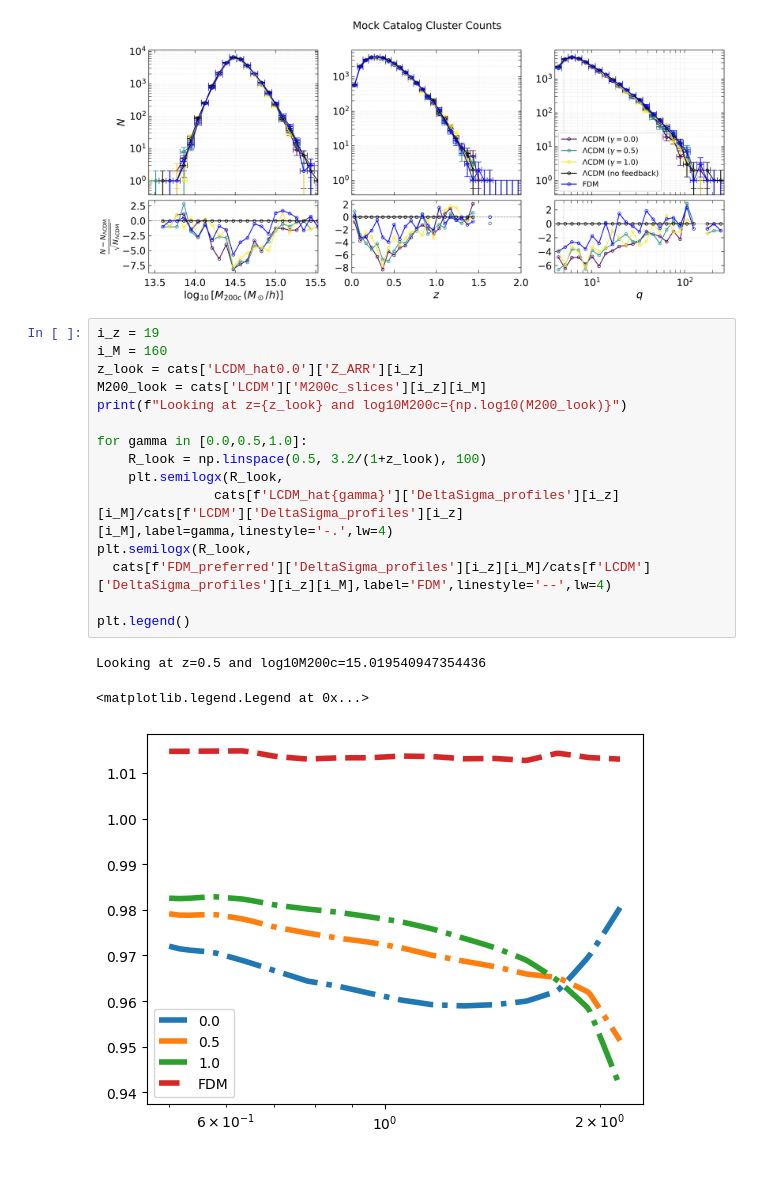
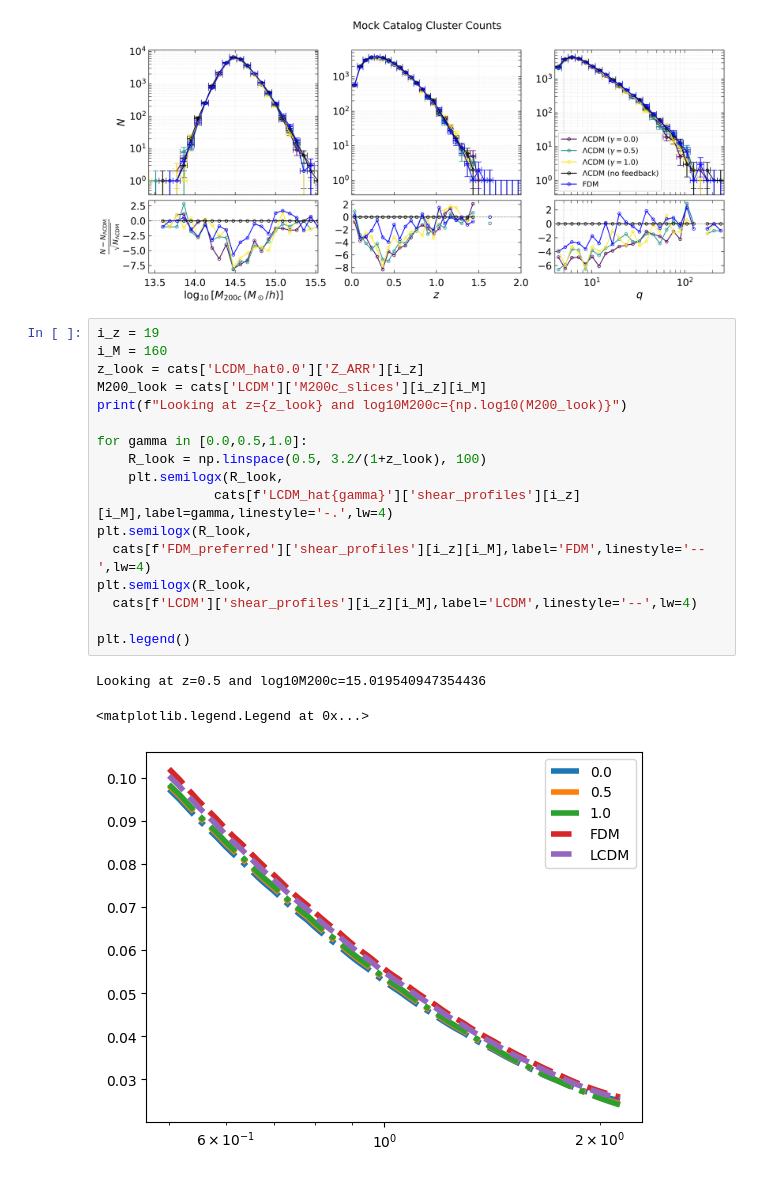
Before and after one commit to joshuaange/FeedbackMimic, a Jupyter notebook: output_plots.ipynb, the cells around one changed output. Saved outputs shown, nothing was run; the diff lists cells and outputs as text.

Commit message:
Adding shear profiles to catalog

```diff
--- a/output_plots.ipynb
+++ b/output_plots.ipynb
@@ -592,19 +592,21 @@ FDM_preferred: N_sel=27133
 # %%
 i_z = 19
 i_M = 160
 z_look = cats['LCDM_hat0.0']['Z_ARR'][i_z]
 M200_look = cats['LCDM']['M200c_slices'][i_z][i_M]
 print(f"Looking at z={z_look} and log10M200c={np.log10(M200_look)}")
 
 for gamma in [0.0,0.5,1.0]:
     R_look = np.linspace(0.5, 3.2/(1+z_look), 100)
     plt.semilogx(R_look,
-               cats[f'LCDM_hat{gamma}']['DeltaSigma_profiles'][i_z][i_M]/cats[f'LCDM']['DeltaSigma_profiles'][i_z][i_M],label=gamma,linestyle='-.',lw=4)
+               cats[f'LCDM_hat{gamma}']['shear_profiles'][i_z][i_M],label=gamma,linestyle='-.',lw=4)
 plt.semilogx(R_look,
-  cats[f'FDM_preferred']['DeltaSigma_profiles'][i_z][i_M]/cats[f'LCDM']['DeltaSigma_profiles'][i_z][i_M],label='FDM',linestyle='--',lw=4)
+  cats[f'FDM_preferred']['shear_profiles'][i_z][i_M],label='FDM',linestyle='--',lw=4)
+plt.semilogx(R_look,
+  cats[f'LCDM']['shear_profiles'][i_z][i_M],label='LCDM',linestyle='--',lw=4)
 
 plt.legend()
 # %% [output]
 Looking at z=0.5 and log10M200c=15.019540947354436
 <matplotlib.legend.Legend at 0x...>
-[figure, old version]
+[figure, new version]
```
Also changed, not shown: 2 other files.
